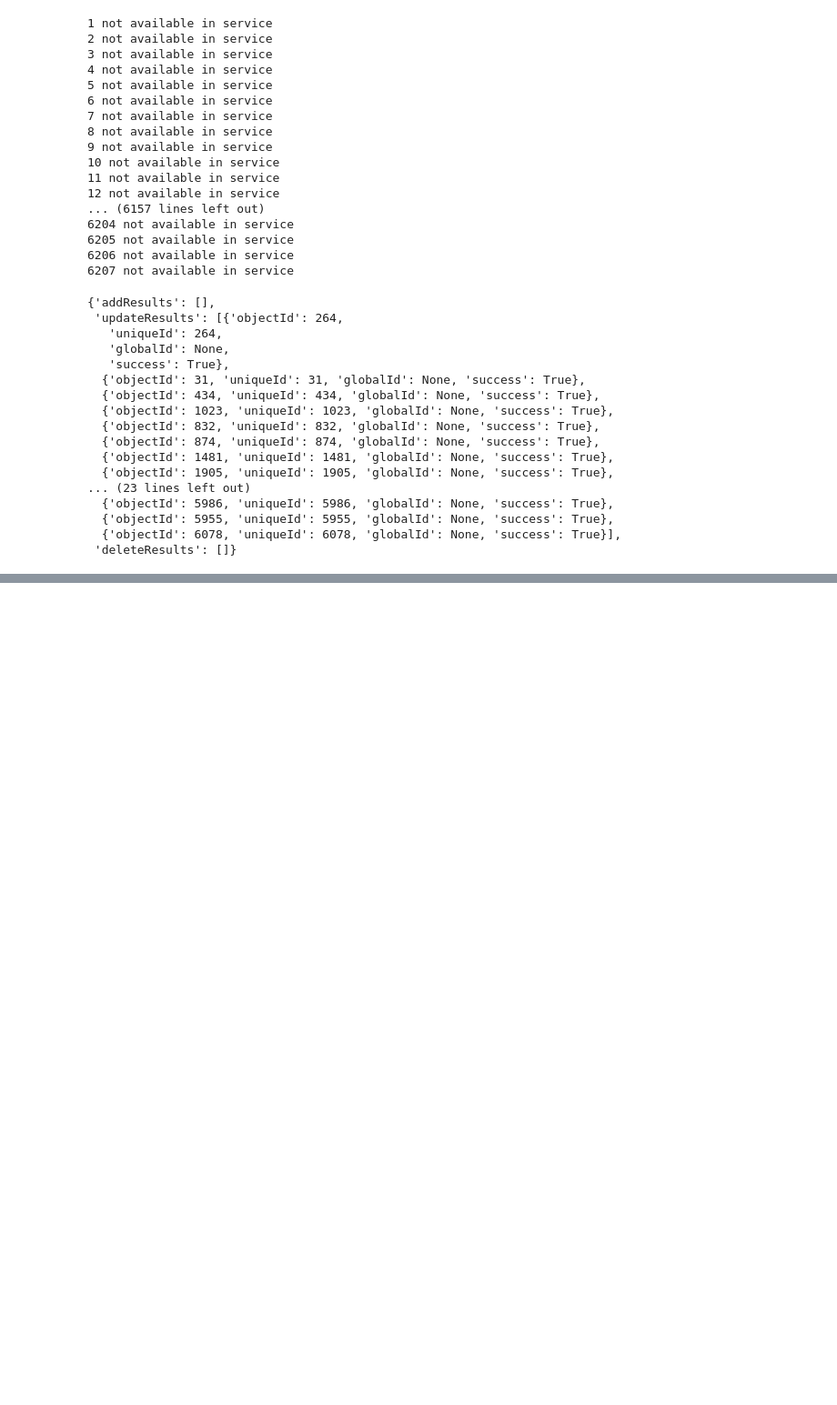
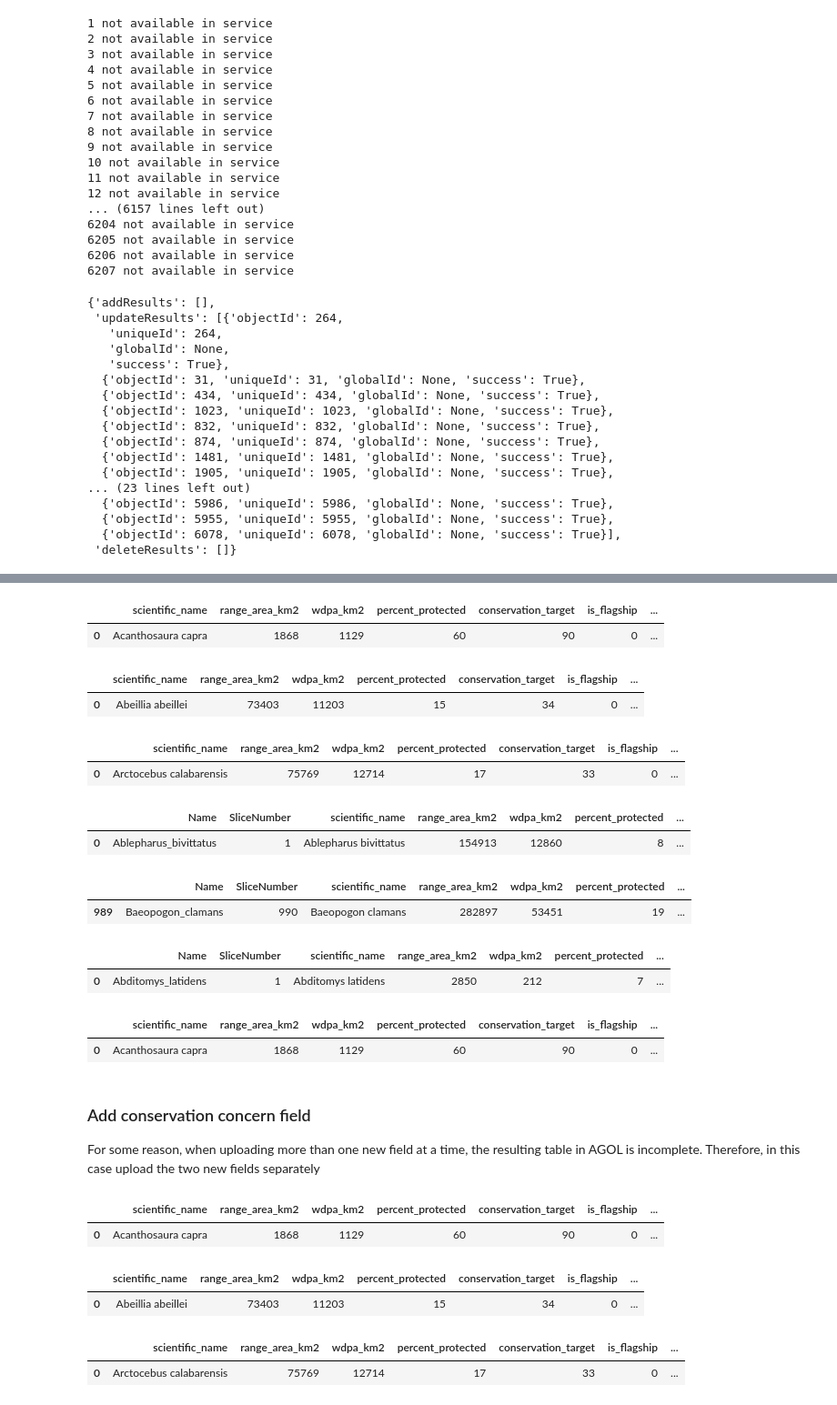
Before and after one commit to Vizzuality/he-scratchfolder, a Jupyter notebook: UpdateHostedTable.ipynb, the cells around one changed output, grey strips where cells are left out. Shown at 91% size. Drawn from its saved outputs; the diff is of its cells as text; code cells hidden in the pictures; blank space fills up the shorter version.

```diff
--- a/UpdateHostedTable.ipynb
+++ b/UpdateHostedTable.ipynb
@@ -754,0 +777,35 @@ flayer.edit_features(updates= features_for_update)
+# %%
+aol_password = env['ARCGIS_GRETA_PASS']
+aol_username = env['ARCGIS_GRETA_USER']
+# %%
+gis = GIS("https://eowilson.maps.arcgis.com", aol_username, aol_password, profile = "eowilson")
+# %%
+## Function to get table from AGOL as sdf
+def getHTfromId(item_id):
+    item = gis.content.get(item_id)
+    flayer = item.tables[0]
+    sdf = flayer.query().sdf
+    return sdf
+# %%
+## Get sdf of hosted tables
+rep_key = '81c72a2a5ee6413699960b4c4bd9540f'
+bir_key = '4d8698734b654bb9bb7a61d9af314c76'
+mam_key = '84d3c71caf97479d85f620a4ee217d68'
+rep = getHTfromId(rep_key)
+bir = getHTfromId(bir_key)
+mam = getHTfromId(mam_key)
+# %%
+rep.head(1)
+# %% [output]
+|  | scientific_name | range_area_km2 | wdpa_km2 | percent_protected | conservation_target | is_flagship | ... |
+| 0 | Acanthosaura capra | 1868 | 1129 | 60 | 90 | 0 | ... |
+# %%
+bir.head(1)
+# %% [output]
+|  | scientific_name | range_area_km2 | wdpa_km2 | percent_protected | conservation_target | is_flagship | ... |
+| 0 | Abeillia abeillei | 73403 | 11203 | 15 | 34 | 0 | ... |
+# %%
+mam.head(1)
+# %% [output]
+|  | scientific_name | range_area_km2 | wdpa_km2 | percent_protected | conservation_target | is_flagship | ... |
+| 0 | Arctocebus calabarensis | 75769 | 12714 | 17 | 33 | 0 | ... |
@@ -754,0 +818,41 @@ flayer.edit_features(updates= features_for_update)
+# %%
+cc_rep.head(1)
+# %% [output]
+|  | Name | SliceNumber | scientific_name | range_area_km2 | wdpa_km2 | percent_protected | ... |
+| 0 | Ablepharus_bivittatus | 1 | Ablepharus bivittatus | 154913 | 12860 | 8 | ... |
+# %%
+cc_bir[cc_bir['Name']=='Baeopogon_clamans']
+# %% [output]
+|  | Name | SliceNumber | scientific_name | range_area_km2 | wdpa_km2 | percent_protected | ... |
+| 989 | Baeopogon_clamans | 990 | Baeopogon clamans | 282897 | 53451 | 19 | ... |
+# %%
+cc_mam.head(1)
+# %% [output]
+|  | Name | SliceNumber | scientific_name | range_area_km2 | wdpa_km2 | percent_protected | ... |
+| 0 | Abditomys_latidens | 1 | Abditomys latidens | 2850 | 212 | 7 | ... |
+# %%
+rep.head(1)
+# %% [output]
+|  | scientific_name | range_area_km2 | wdpa_km2 | percent_protected | conservation_target | is_flagship | ... |
+| 0 | Acanthosaura capra | 1868 | 1129 | 60 | 90 | 0 | ... |
+# %% [markdown]
+### Add conservation concern field
+For some reason, when uploading more than one new field at a time, the resulting table in AGOL is incomplete. Therefore, in this case upload the two new fields separately
+# %%
+rep = rep.merge(cc_rep[['SliceNumber','conservation_concern']],how='inner',on='SliceNumber')
+rep.head(1)
+# %% [output]
+|  | scientific_name | range_area_km2 | wdpa_km2 | percent_protected | conservation_target | is_flagship | ... |
+| 0 | Acanthosaura capra | 1868 | 1129 | 60 | 90 | 0 | ... |
+# %%
+bir = bir.merge(cc_bir[['SliceNumber','conservation_concern']],how='inner',on='SliceNumber')
+bir.head(1)
+# %% [output]
+|  | scientific_name | range_area_km2 | wdpa_km2 | percent_protected | conservation_target | is_flagship | ... |
+| 0 | Abeillia abeillei | 73403 | 11203 | 15 | 34 | 0 | ... |
+# %%
+mam = mam.merge(cc_mam[['SliceNumber','conservation_concern']],how='inner',on='SliceNumber')
+mam.head(1)
+# %% [output]
+|  | scientific_name | range_area_km2 | wdpa_km2 | percent_protected | conservation_target | is_flagship | ... |
+| 0 | Arctocebus calabarensis | 75769 | 12714 | 17 | 33 | 0 | ... |
```
Also changed, not shown: parts of 29 cells of this notebook, 2 other files.
